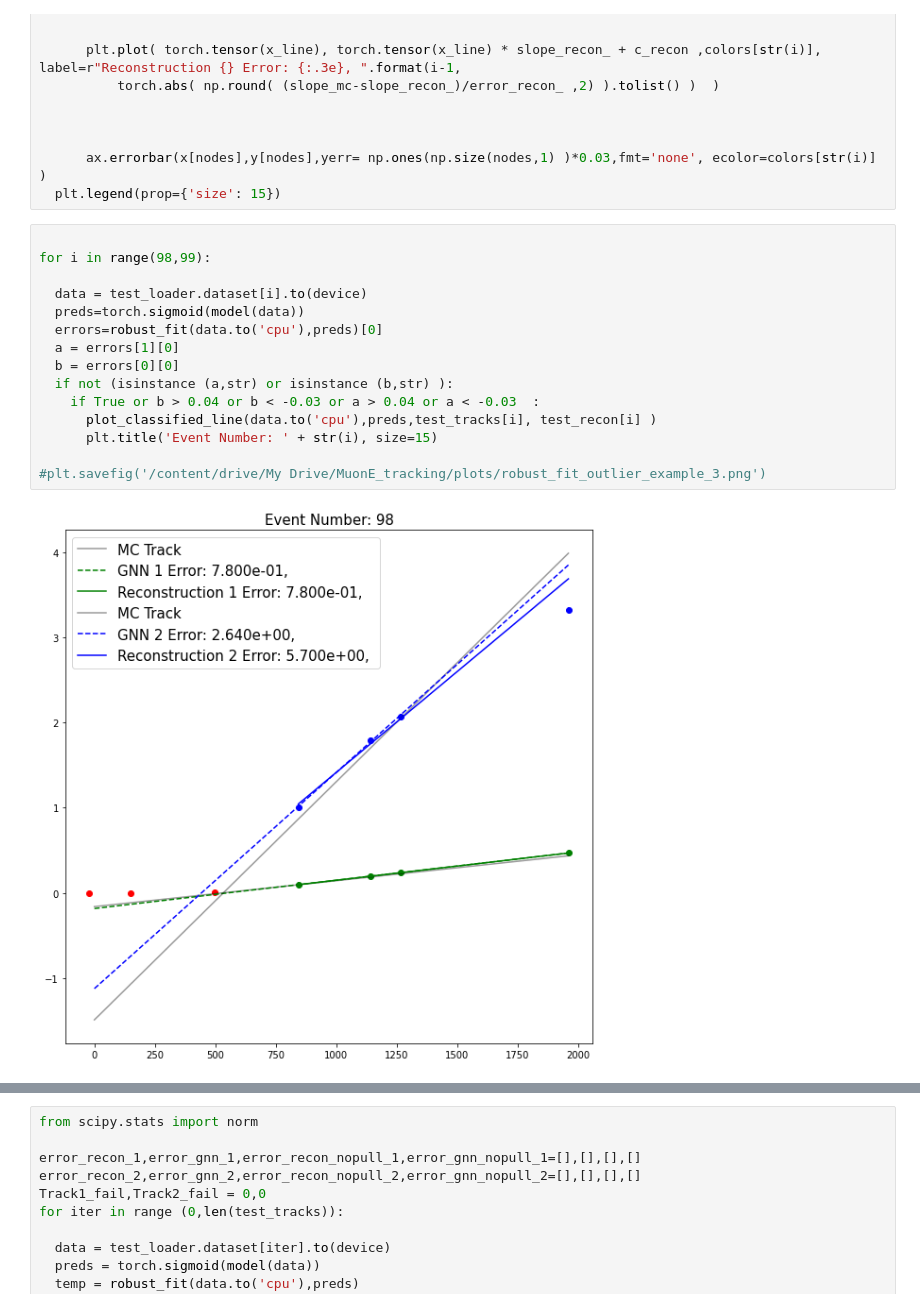
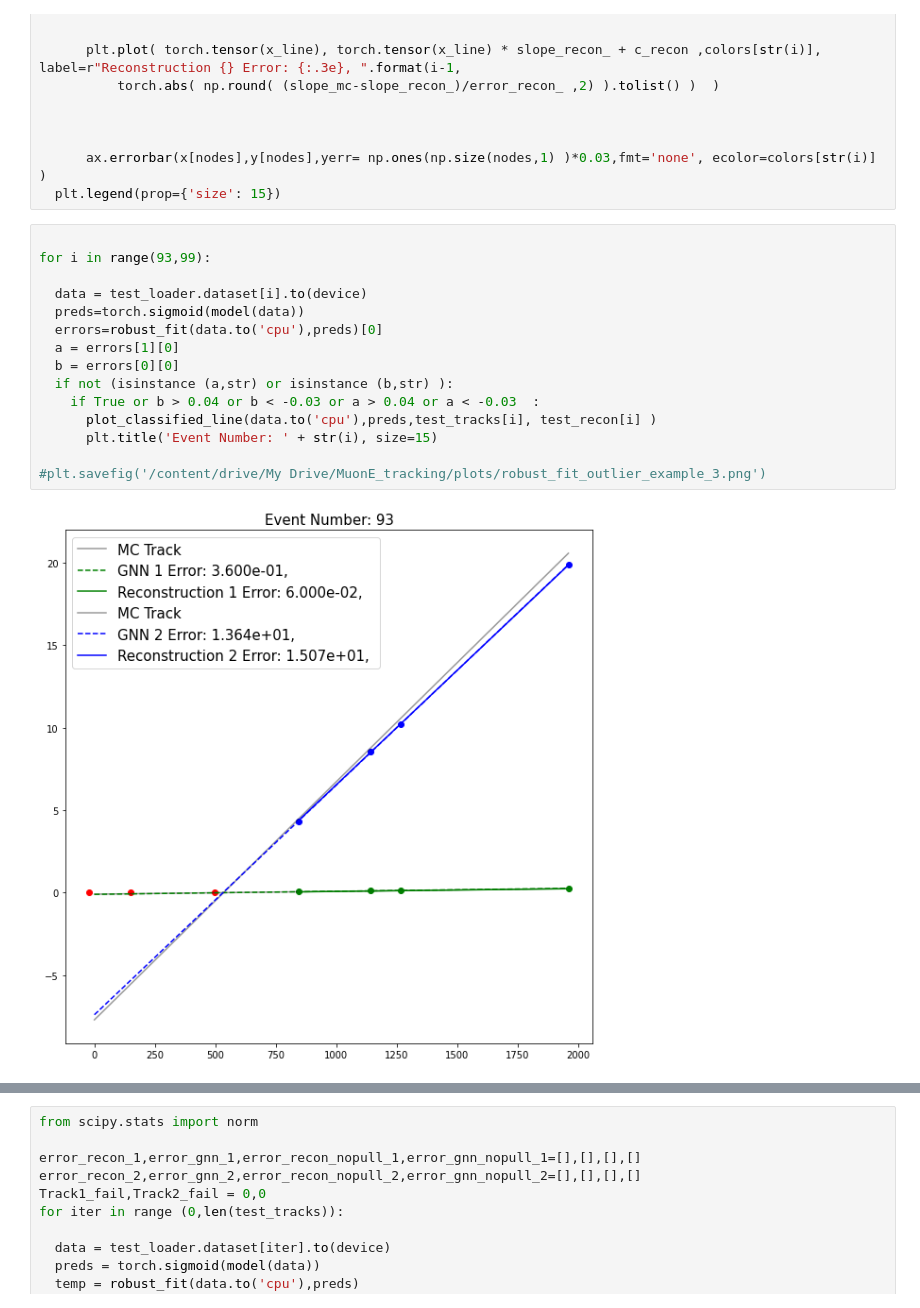
Before and after one commit to marcinwolter/Tracking_student2022, a Jupyter notebook: GNN_MuonE_v1_Robust_mc_recon_comparison.ipynb, the cells around one changed output, grey strips where cells are left out. Saved outputs shown, nothing was run; the diff lists cells and outputs as text.

```diff
--- a/GNN_MuonE_v1_Robust_mc_recon_comparison.ipynb
+++ b/GNN_MuonE_v1_Robust_mc_recon_comparison.ipynb
@@ -993,18 +1004,18 @@ def plot_classified_line(data,preds,Track,trackre ):
   plt.legend(prop={'size': 15})
 # %%
 
-for i in range(98,99):
+for i in range(93,99):
 
   data = test_loader.dataset[i].to(device)
   preds=torch.sigmoid(model(data))
   errors=robust_fit(data.to('cpu'),preds)[0]
   a = errors[1][0]
   b = errors[0][0]
   if not (isinstance (a,str) or isinstance (b,str) ):
     if True or b > 0.04 or b < -0.03 or a > 0.04 or a < -0.03  :
       plot_classified_line(data.to('cpu'),preds,test_tracks[i], test_recon[i] )
       plt.title('Event Number: ' + str(i), size=15)
 
 #plt.savefig('/content/drive/My Drive/MuonE_tracking/plots/robust_fit_outlier_example_3.png')
 # %% [output]
-[figure, old version]
+[figure, new version]
```
Also changed, not shown: parts of 8 cells of this notebook.
